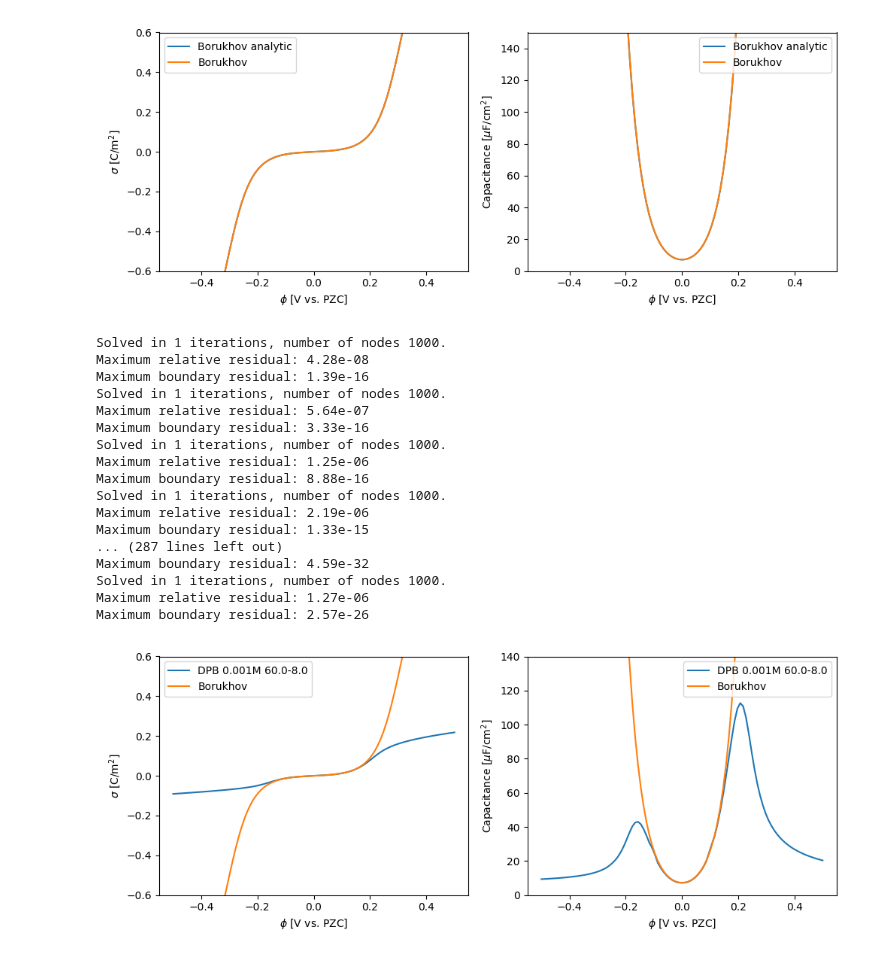
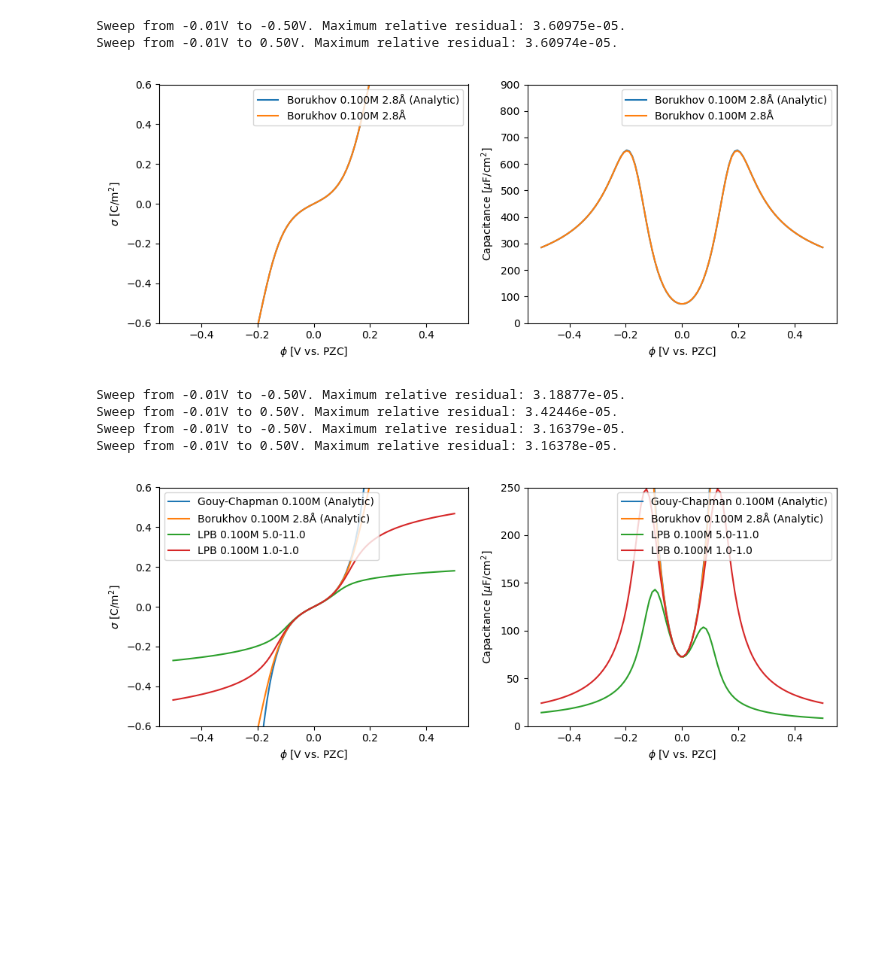
Before and after one commit to lucasdekam/frumkin, a Jupyter notebook: potential_sweeps.ipynb, the cells around one changed output. Saved outputs shown, nothing was run; the diff lists cells and outputs as text; code cells hidden in the pictures; blank space fills up the shorter version.

```diff
--- a/potential_sweeps.ipynb
+++ b/potential_sweeps.ipynb
@@ -7,7 +6,7 @@ import plotting
 
 %matplotlib widget
 # %%
-ion_concentration_molar = 1e-3
+ion_concentration_molar = 1e-1
 ion_diameter_m = 2.75e-10
 solvent_diameter_m = 2.75e-10
 potentials = np.linspace(-0.5, 0.5, 100)
@@ -17,4 +13,9 @@ borukhov_asol = sweep.borukhov(ion_concentration_molar, ion_diameter_m, potentia
 # %%
-gc = models.GouyChapman(ion_concentration_molar)
-gc_nsol = sweep.numerical(gc, potentials, tol=1e-3)
+gc = edl.GouyChapman(ion_concentration_molar)
+gc_nsol = gc.sweep(potentials, tol=1e-3)
+gc_asol = gc.analytical_sweep(potentials)
+
+fig, ax = plotting.plot_potential_sweep([gc_asol, gc_nsol])
+ax[1].set_ylim([0, 900])
+plt.show()
 # %% [output]
@@ -64,31 +25,28 @@ Maximum boundary residual: 2.56e-37
-# %%
-fig, ax = plotting.plot_potential_sweep([borukhov_asol, borukhov_nsol])
-plt.show()
-# %% [output]
-[figure, removed]
+# %%
+borukhov = edl.Borukhov(ion_concentration_molar, solvent_diameter_m)
+borukhov_nsol = borukhov.sweep(potentials, tol=1e-3)
+borukhov_asol = borukhov.analytical_sweep(potentials)
+
+fig, ax = plotting.plot_potential_sweep([borukhov_asol, borukhov_nsol])
+ax[1].set_ylim([0, 900])
+plt.show()
+# %% [output]
+Sweep from -0.01V to -0.50V. Maximum relative residual: 3.60975e-05.
+Sweep from -0.01V to 0.50V. Maximum relative residual: 3.60974e-05.
+[figure, added]
 # %%
-abr = models.Abrashkin(ion_concentration_molar, 60, 8)
-abr_nsol = sweep.numerical(abr, potentials)
+abr = edl.Abrashkin(ion_concentration_molar, 5, 11)
+abr_nsol = abr.sweep(potentials)
 
-fig, ax = plotting.plot_potential_sweep([abr_nsol, borukhov_nsol])
-ax[1].set_ylim([0, 140])
+abr2 = edl.Abrashkin(ion_concentration_molar, 1, 1)
+abr2_nsol = abr2.sweep(potentials)
+
+fig, ax = plotting.plot_potential_sweep([gc_asol, borukhov_asol, abr_nsol, abr2_nsol])
+ax[1].set_ylim([0, 250])
 plt.show()
 # %% [output]
-Solved in 1 iterations, number of nodes 1000.
-Maximum relative residual: 4.28e-08
-Maximum boundary residual: 1.39e-16
-Solved in 1 iterations, number of nodes 1000.
-Maximum relative residual: 5.64e-07
-Maximum boundary residual: 3.33e-16
-Solved in 1 iterations, number of nodes 1000.
-Maximum relative residual: 1.25e-06
-Maximum boundary residual: 8.88e-16
-Solved in 1 iterations, number of nodes 1000.
-Maximum relative residual: 2.19e-06
-Maximum boundary residual: 1.33e-15
-... (287 lines left out)
-Maximum boundary residual: 4.59e-32
-Solved in 1 iterations, number of nodes 1000.
-Maximum relative residual: 1.27e-06
-Maximum boundary residual: 2.57e-26
+Sweep from -0.01V to -0.50V. Maximum relative residual: 3.18877e-05.
+Sweep from -0.01V to 0.50V. Maximum relative residual: 3.42446e-05.
+Sweep from -0.01V to -0.50V. Maximum relative residual: 3.16379e-05.
+Sweep from -0.01V to 0.50V. Maximum relative residual: 3.16378e-05.
-[figure, old version]
+[figure, new version]
```
Also changed, not shown: parts of 5 cells of this notebook, 10 other files.
